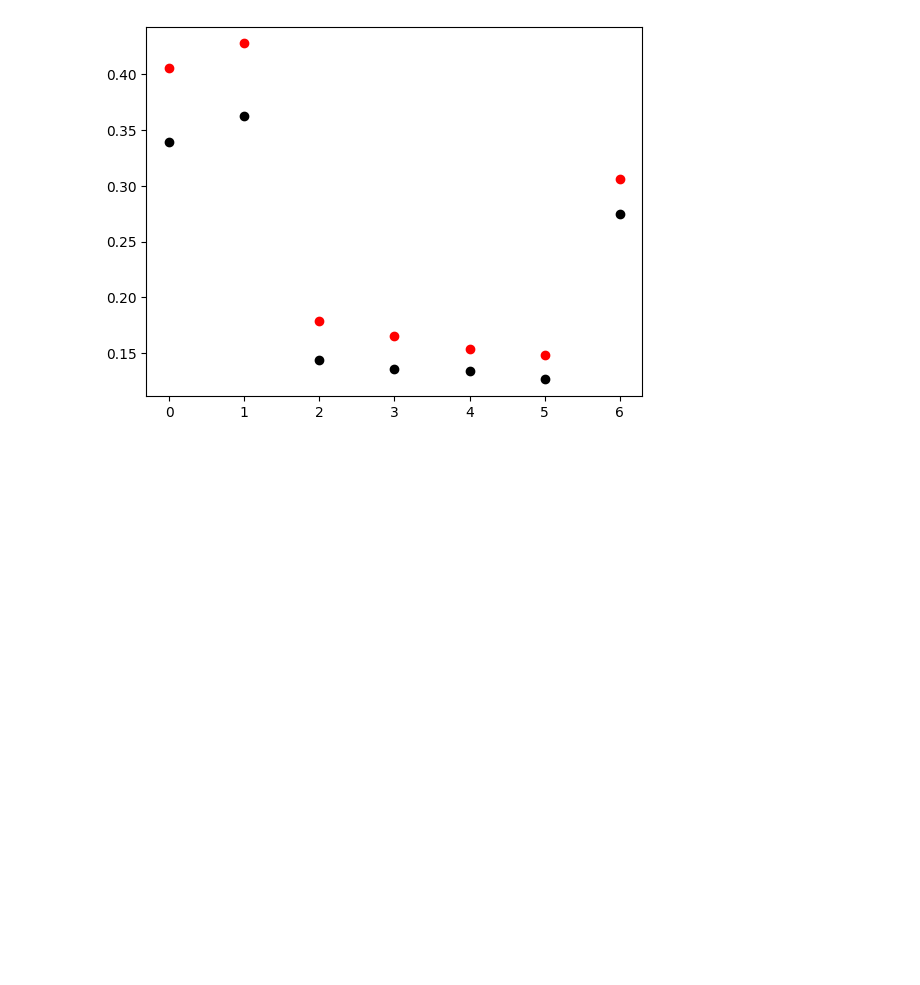
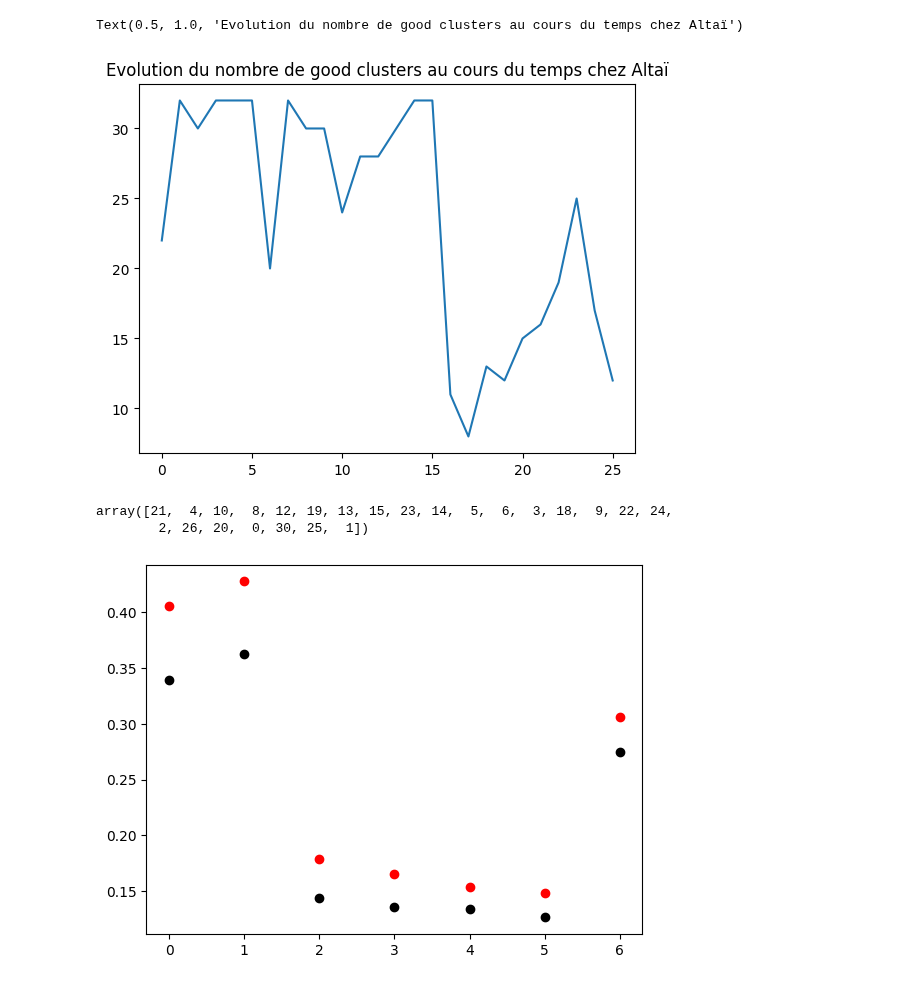
Before and after one commit to felicielevinton/analysebingobike, a Jupyter notebook: analysis_intersessions.ipynb, the cells around one changed output. Drawn from its saved outputs; the diff is of its cells as text; code cells hidden in the pictures; blank space fills up the shorter version.

```diff
--- a/analysis_intersessions.ipynb
+++ b/analysis_intersessions.ipynb
@@ -11,0 +11,10 @@ playback_sessions = ['ALTAI_20240724_SESSION_01', 'ALTAI_20240724_SESSION_02', '
+# %%
+from pathlib import Path
+
+#chemin = Path('/Volumes/data6/eTheremin/OSCYPEK/OSCYPEK')
+chemin = Path('/Volumes/data2/eTheremin/ALTAI/')
+sessions = [f.name for f in chemin.iterdir() if f.is_dir()]
+
+print(sessions)
+
+#playback_sessions = ['ALTAI_20240724_SESSION_01', 'ALTAI_20240724_SESSION_02', 'ALTAI_20240725_SESSION_00', 'ALTAI_20240726_SESSION_01','ALTAI_20240809_SESSION_00', 'ALTAI_20240814_SESSION_00', 'ALTAI_20240822_SESSION_00']
@@ -11,0 +23,11 @@ playback_sessions = ['ALTAI_20240724_SESSION_01', 'ALTAI_20240724_SESSION_02', '
+# %%
+n =[]
+for session in sessions[0:-1]:
+    #way = '/Volumes/data6/eTheremin/OSCYPEK/OSCYPEK/'+session+'/headstage_0/good_clusters.npy'
+    way ='/Volumes/data2/eTheremin/ALTAI/'+session+'/headstage_0/good_clusters.npy'
+    try:
+       gc =  np.load(way, allow_pickle=True)
+       print(way)
+       n.append(len(gc))
+    except:
+        pass
@@ -12,3 +52,14 @@ playback_sessions = ['ALTAI_20240724_SESSION_01', 'ALTAI_20240724_SESSION_02', '
+# %%
+plt.plot(n)
+plt.title('Evolution du nombre de good clusters au cours du temps chez Altaï')
+# %% [output]
+Text(0.5, 1.0, 'Evolution du nombre de good clusters au cours du temps chez Altaï')
+[figure, added]
+# %%
+gc
+# %% [output]
+array([21,  4, 10,  8, 12, 19, 13, 15, 23, 14,  5,  6,  3, 18,  9, 22, 24,
+        2, 26, 20,  0, 30, 25,  1])
 # %%
 tr_sustained, pb_sustained = [], []
 tr_total_evoked, pb_total_evoked = [], []
```
Also changed, not shown: parts of 4 cells of this notebook, 8 other files.
